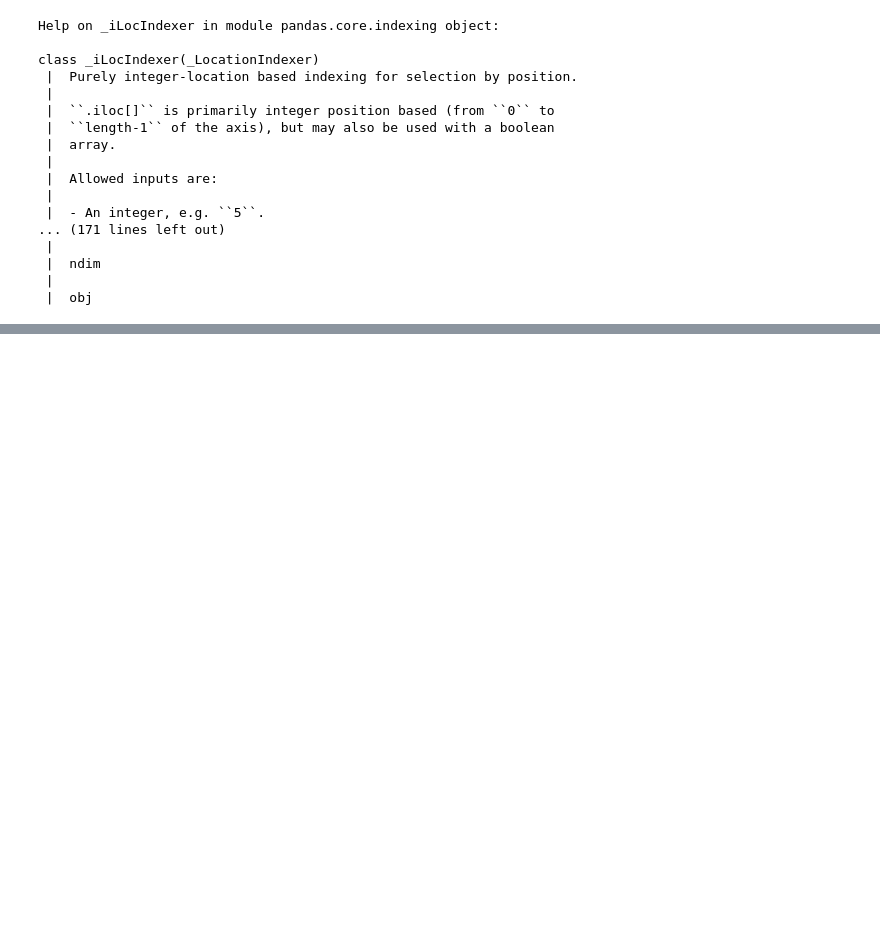
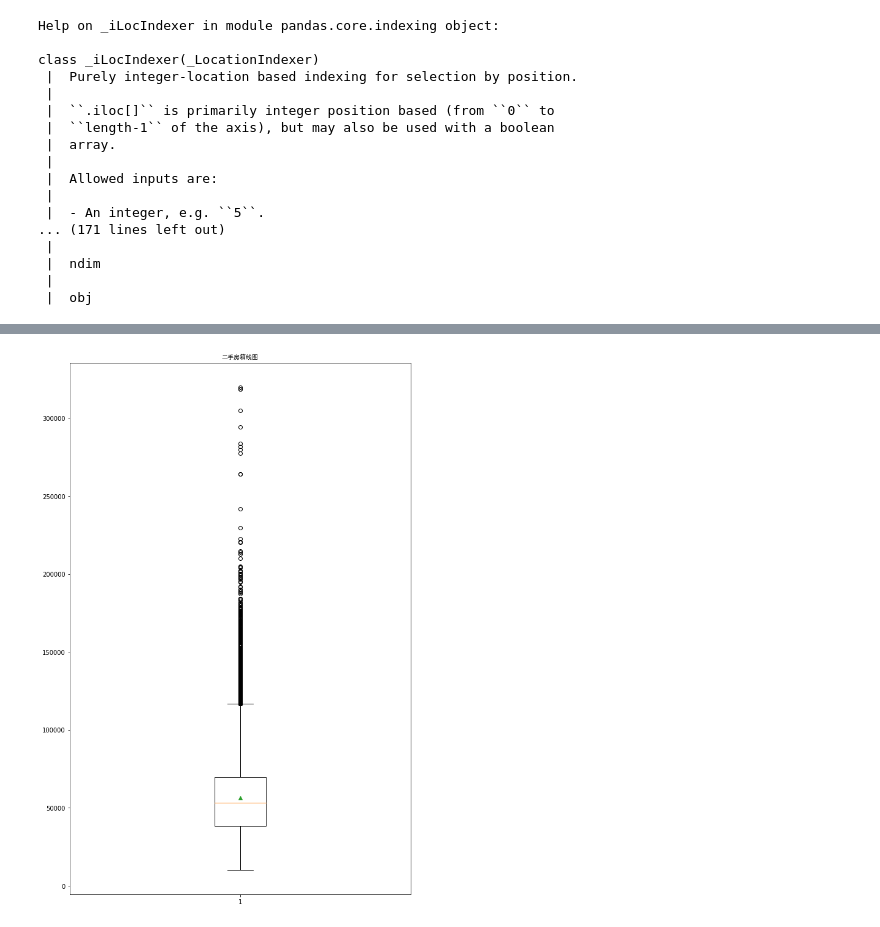
Before and after one commit to OcaenEyes/python_Data_analysis, a Jupyter notebook: data_visualization/matplotlib_ln/统计图形实战.ipynb, the cells around one changed output, grey strips where cells are left out. Cells and saved outputs as stored; diff of their text form; code cells hidden in the pictures; blank space fills up the shorter version.

```diff
--- a/data_visualization/matplotlib_ln/统计图形实战.ipynb
+++ b/data_visualization/matplotlib_ln/统计图形实战.ipynb
@@ -104,0 +180,9 @@ class _iLocIndexer(_LocationIndexer)
+# %%
+sec_house = pd.read_csv("../datasets/house.csv")
+# %%
+plt.figure(figsize=(10,16))
+plt.boxplot(x=sec_house["均价"],showmeans=True,showfliers=True)
+plt.title("二手房箱线图",font=font)
+plt.show()
+# %% [output]
+[figure, added]
```
Also changed, not shown: parts of 28 cells of this notebook, 5 other files.
